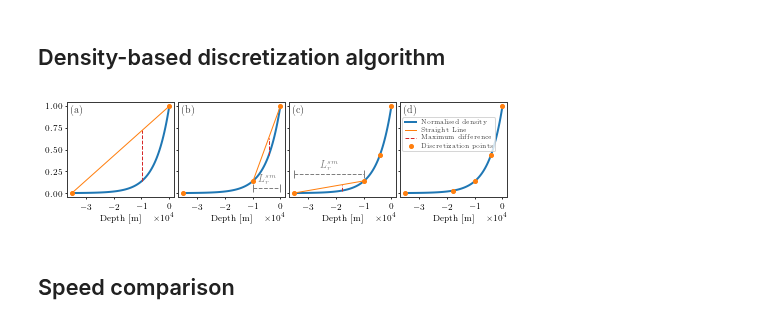
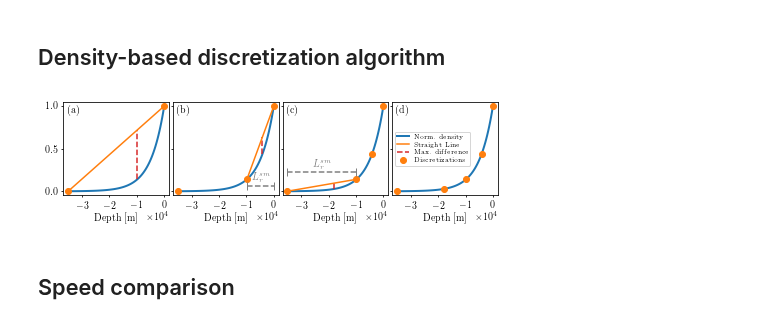
Before and after one commit to pinga-lab/tesseroid-variable-density, a Jupyter notebook: code/notebooks/08-plot-figures.ipynb, the cells around one changed output. Cells and saved outputs as stored; diff of their text form; code cells hidden in the pictures.

```diff
--- a/code/notebooks/08-plot-figures.ipynb
+++ b/code/notebooks/08-plot-figures.ipynb
@@ -21,21 +27,21 @@ from tesseroid_density import tesseroid
 # %%
-%matplotlib inline
-plt.rcParams['axes.labelsize'] = 9.0 # fontsize of the x any y labels
-plt.rcParams['xtick.labelsize'] = 9.0 # fontsize of the tick labels
-plt.rcParams['ytick.labelsize'] = 9.0 # fontsize of the tick labels
-plt.rcParams['legend.fontsize'] = 9.0
-plt.rcParams['font.family'] = 'serif'
-plt.rcParams['font.serif'] = 'Computer Modern Roman'
-plt.rcParams['text.usetex'] = True # use latex for all text handling
-plt.rcParams['text.color'] = '3a3a3a'
-plt.rcParams['figure.facecolor'] = 'white'
-plt.rcParams['axes.linewidth'] = 1
-plt.rcParams['axes.edgecolor'] = '3a3a3a'
-plt.rcParams['axes.facecolor'] = 'white'
-plt.rcParams['lines.linewidth'] = 1
-plt.rcParams['lines.markersize'] = 4
-plt.rcParams['xtick.major.size'] = 2
-plt.rcParams['ytick.major.size'] = 2
+# %matplotlib inline
+# plt.rcParams['axes.labelsize'] = 9.0 # fontsize of the x any y labels
+# plt.rcParams['xtick.labelsize'] = 9.0 # fontsize of the tick labels
+# plt.rcParams['ytick.labelsize'] = 9.0 # fontsize of the tick labels
+# plt.rcParams['legend.fontsize'] = 9.0
+# plt.rcParams['font.family'] = 'serif'
+# plt.rcParams['font.serif'] = 'Computer Modern Roman'
+# plt.rcParams['text.usetex'] = True # use latex for all text handling
+# plt.rcParams['text.color'] = '3a3a3a'
+# plt.rcParams['figure.facecolor'] = 'white'
+# plt.rcParams['axes.linewidth'] = 1
+# plt.rcParams['axes.edgecolor'] = '3a3a3a'
+# plt.rcParams['axes.facecolor'] = 'white'
+# plt.rcParams['lines.linewidth'] = 1
+# plt.rcParams['lines.markersize'] = 4
+# plt.rcParams['xtick.major.size'] = 2
+# plt.rcParams['ytick.major.size'] = 2
 # %% [markdown]
 ## Density-based discretization algorithm
 # %%
@@ -131,38 +137,38 @@ for i in range(len(subsets) - 1):
                         '$L_r^{sm}$',
                         fontdict={'color': "C7"},
                         horizontalalignment='center')
 
 ax = axes[-1]
 tops = [tess[-2] for tess in subsets[-1]]
 bottoms = [tess[-1] for tess in subsets[-1]]
 divisions = np.unique(np.array(tops + bottoms))
 ax.plot(heights, normalized_density(heights),
         linewidth=2)
 ax.plot(divisions, normalized_density(divisions), 'o')
 
 for ax, label in zip(axes, labels):
     ax.text(0.03, 0.91, label,
             fontdict={'weight': 'bold'},
             verticalalignment="center",
             transform=ax.transAxes)
     ax.set_xlabel("Depth [m]")
     ax.set_xticks([-3e4, -2e4, -1e4, 0])
     ax.ticklabel_format(style='sci', axis='x', scilimits=(0, 0))
 
 axes[-1].legend((line1[0], line3[0], line2[0], dots[0]),
-                ("Normalised density",
+                ("Norm. density",
                  "Straight Line",
-                 "Maximum difference",
-                 "Discretization points"),
+                 "Max. difference",
+                 "Discretizations"),
                 fontsize="xx-small",
-                loc=(0.02, 0.48))
+                loc=6)
 
 plt.tight_layout(pad=1, h_pad=0, w_pad=0)
 plt.savefig("../../manuscript/figures/" +
             "density-based-discretization-algorithm.pdf")
 plt.show()
 # %% [output]
-[figure, old version]
+[figure, new version]
 # %% [markdown]
 ## Speed comparison
 # %%
```
Also changed, not shown: parts of 6 cells of this notebook, 4 other files.
